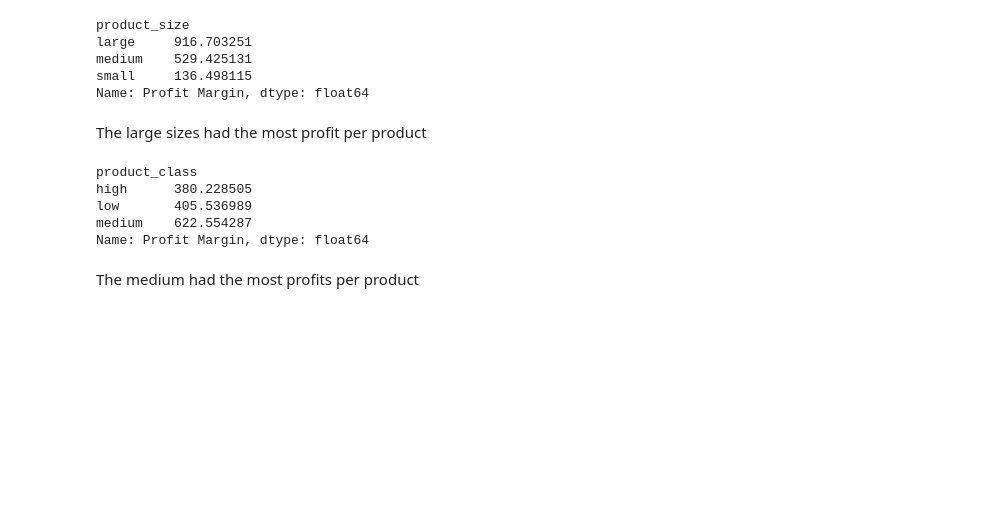
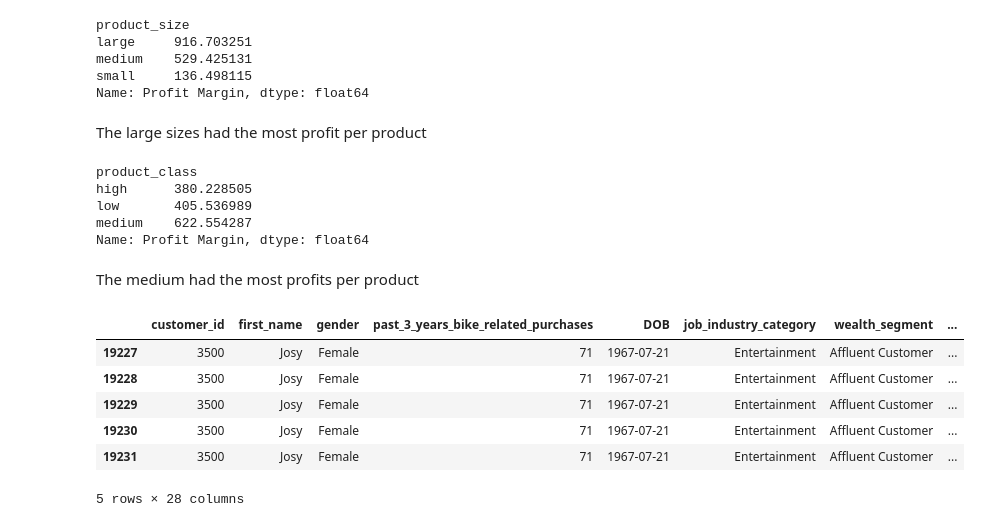
Before and after one commit to kanjamwingirwa/KPMG_AU_Virtual_Internship, a Jupyter notebook: KPMG_AU_INTERNSHIP_FINAL_PY.ipynb, the cells around one changed output. Saved outputs shown, nothing was run; the diff lists cells and outputs as text; code cells hidden in the pictures; blank space fills up the shorter version.

```diff
--- a/KPMG_AU_INTERNSHIP_FINAL_PY.ipynb
+++ b/KPMG_AU_INTERNSHIP_FINAL_PY.ipynb
@@ -757,3 +757,15 @@ medium    622.554287
 Name: Profit Margin, dtype: float64
 # %% [markdown]
 The medium had the most profits per product
+# %%
+#to see how revenues change over time we need to merge transactions_df with Customer_Demographic_df
+combined_df = pd.merge(Customer_Demographic_df,transactions_df,on='customer_id')
+combined_df.tail(5)
+# %% [output]
+|  | customer_id | first_name | gender | past_3_years_bike_related_purchases | DOB | job_industry_category | wealth_segment | ... |
+| 19227 | 3500 | Josy | Female | 71 | 1967-07-21 | Entertainment | Affluent Customer | ... |
+| 19228 | 3500 | Josy | Female | 71 | 1967-07-21 | Entertainment | Affluent Customer | ... |
+| 19229 | 3500 | Josy | Female | 71 | 1967-07-21 | Entertainment | Affluent Customer | ... |
+| 19230 | 3500 | Josy | Female | 71 | 1967-07-21 | Entertainment | Affluent Customer | ... |
+| 19231 | 3500 | Josy | Female | 71 | 1967-07-21 | Entertainment | Affluent Customer | ... |
+5 rows × 28 columns
```
Also changed, not shown: parts of 15 cells of this notebook.
